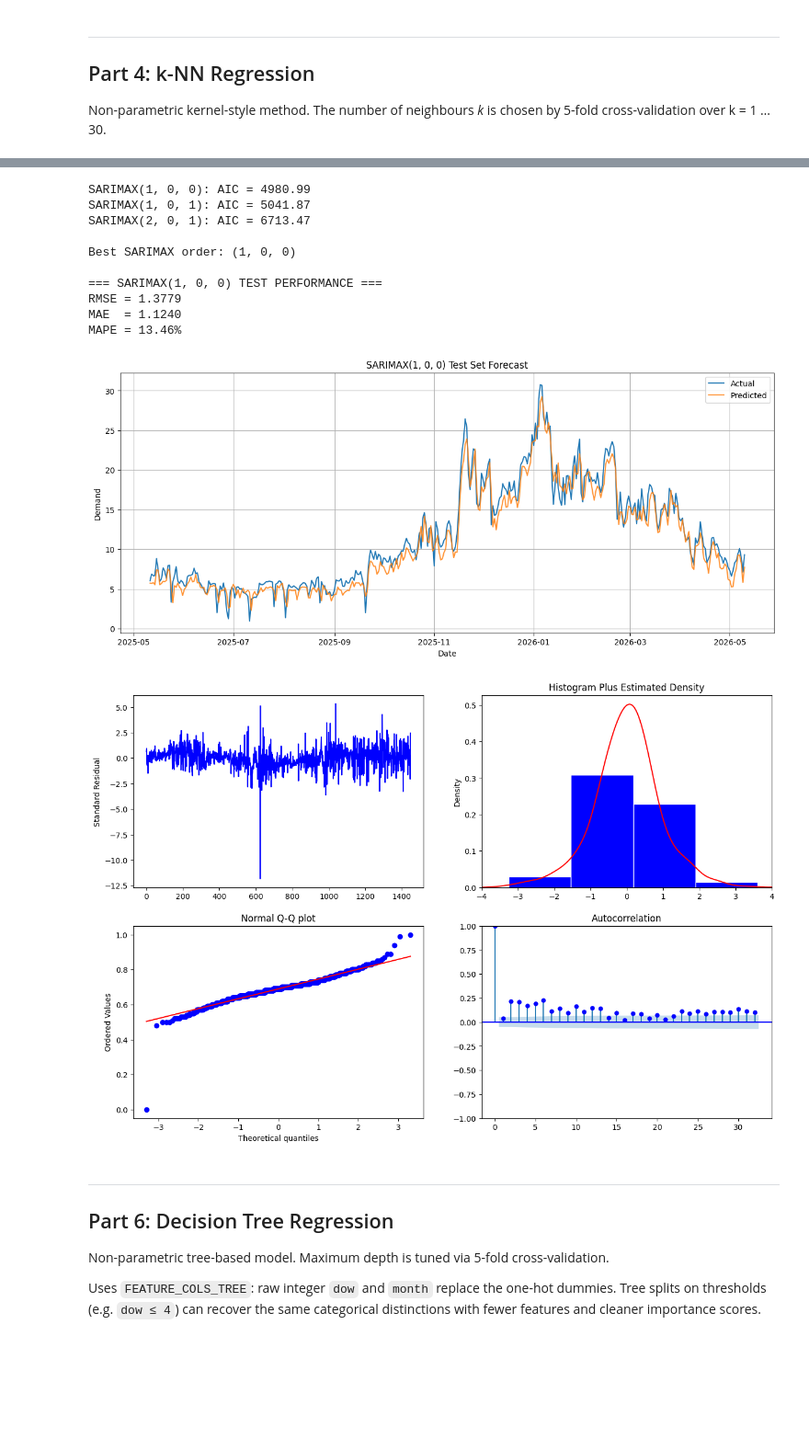
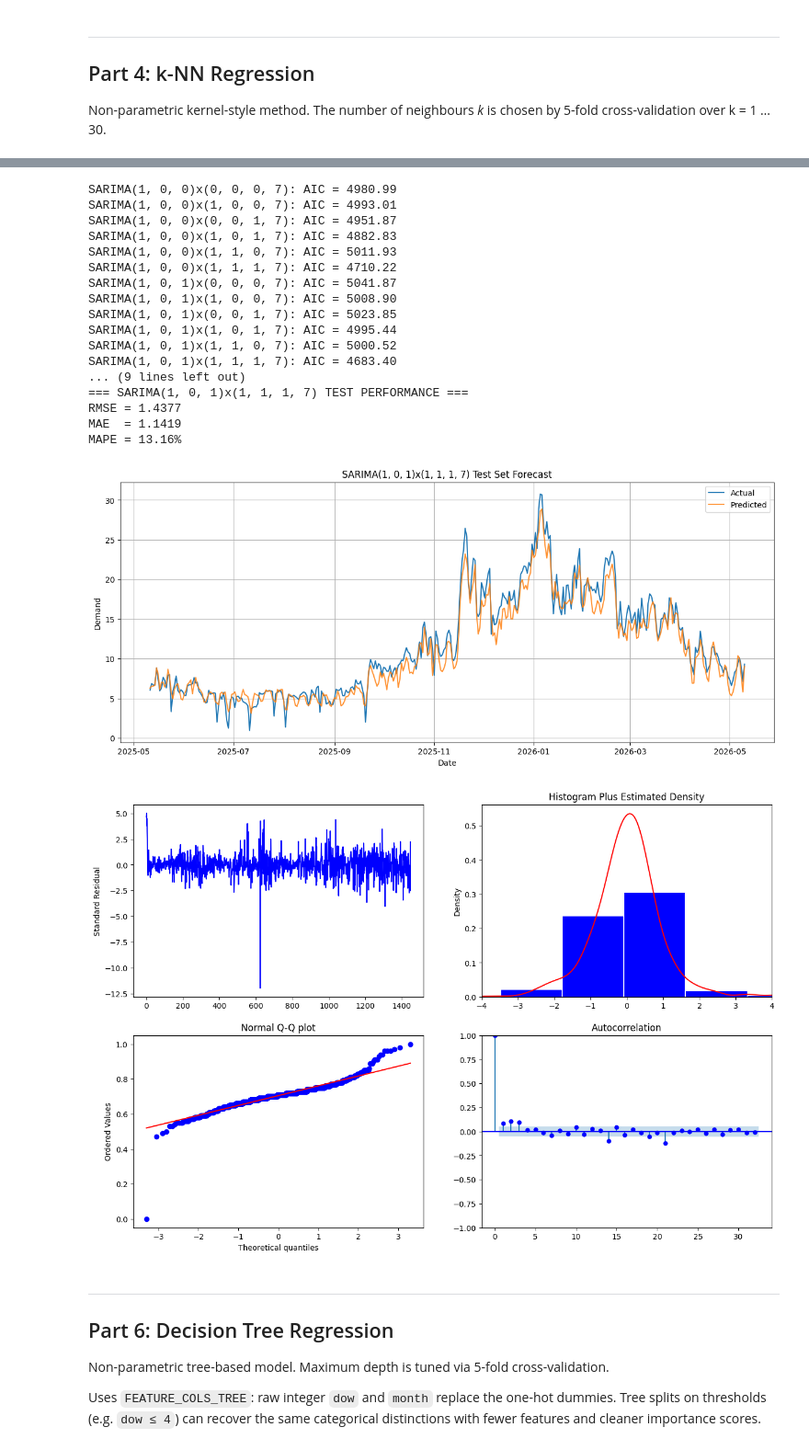
Before and after one commit to stanislavmakushynski/SE_LDZ_daily_gas_stock, a Jupyter notebook: main.ipynb, the cells around one changed output, grey strips where cells are left out. Shown at 92% size. Saved outputs shown, nothing was run; the diff lists cells and outputs as text; code cells hidden in the pictures; blank space fills up the shorter version.

Commit message:
more sarimax; rnn

```diff
--- a/main.ipynb
+++ b/main.ipynb
@@ -254,7 +257,7 @@ k_values = range(1, 41)
 cv_rmse = []
 for k in k_values:
     pipe = Pipeline([('scaler', RobustScaler()),
-                     ('model', KNeighborsRegressor(n_neighbors=k))])
+                     ('model', KNeighborsRegressor(n_neighbors=k, p=1))])
     scores = cross_val_score(
         pipe, X_train, y_train, cv=kf, scoring='neg_mean_squared_error'
     )
@@ -274,7 +277,7 @@ plt.grid(True)
 plt.show()
 
 knn_best = Pipeline([('scaler', RobustScaler()),
-                     ('model', KNeighborsRegressor(n_neighbors=best_k))])
+                     ('model', KNeighborsRegressor(n_neighbors=best_k, p=1))])
 knn_best.fit(X_train, y_train)
 y_pred_train_knn = knn_best.predict(X_train)
 y_pred_test_knn = knn_best.predict(X_test)
@@ -298,42 +305,56 @@ Seasonal ARIMA with exogenous regressors (SARIMAX). Weather, calendar, and lag f
 # %%
-orders = [(1, 0, 0), (1, 0, 1), (2, 0, 1)]
+arima_orders = [(1, 0, 0), (1, 0, 1), (0, 0, 1)]
+seasonal_orders = [(0, 0, 0, 7), (1, 0, 0, 7), (0, 0, 1, 7), (1, 0, 1, 7), (1, 1, 0, 7), (1, 1, 1, 7)]
+
 aic_scores = {}
-for order in orders:
-    try:
-        res = SARIMAX(y_train, exog=X_train, order=order, trend='c').fit(disp=False)
-        aic_scores[order] = res.aic
-        print(f'SARIMAX{order}: AIC = {res.aic:.2f}')
-    except Exception as e:
-        print(f'SARIMAX{order}: failed ({e})')
+for order in arima_orders:
+    for s_order in seasonal_orders:
+        key = (order, s_order)
+        try:
+            res = SARIMAX(y_train, exog=X_train, order=order,
+                          seasonal_order=s_order, trend='c').fit(disp=False)
+            aic_scores[key] = res.aic
+            print(f'SARIMA{order}x{s_order}: AIC = {res.aic:.2f}')
+        except Exception as e:
+            print(f'SARIMA{order}x{s_order}: failed ({e})')
 
-best_order = min(aic_scores, key=aic_scores.get)
-print(f'\nBest SARIMAX order: {best_order}')
+best_key = min(aic_scores, key=aic_scores.get)
+best_order, best_s_order = best_key
+print(f'\nBest order: SARIMA{best_order}x{best_s_order}')
 
-sarimax_fit = SARIMAX(y_train, exog=X_train, order=best_order, trend='c').fit(disp=False)
+sarimax_fit = SARIMAX(y_train, exog=X_train, order=best_order,
+                      seasonal_order=best_s_order, trend='c').fit(disp=False)
 
 y_pred_train_sarimax = sarimax_fit.fittedvalues
 forecast_obj = sarimax_fit.get_forecast(steps=len(y_test), exog=X_test)
 y_pred_test_sarimax = forecast_obj.predicted_mean
 
 predictions['SARIMAX'] = {'train': y_pred_train_sarimax, 'test': y_pred_test_sarimax}
-print(f'\n=== SARIMAX{best_order} TEST PERFORMANCE ===')
+print(f'\n=== SARIMA{best_order}x{best_s_order} TEST PERFORMANCE ===')
 evaluate(y_test, y_pred_test_sarimax, 'SARIMAX')
-plot_forecast(y_test, y_pred_test_sarimax, f'SARIMAX{best_order} Test Set Forecast')
+plot_forecast(y_test, y_pred_test_sarimax, f'SARIMA{best_order}x{best_s_order} Test Set Forecast')
 
 bijan.eplot(sarimax_fit.resid)
 # %% [output]
-SARIMAX(1, 0, 0): AIC = 4980.99
-SARIMAX(1, 0, 1): AIC = 5041.87
-SARIMAX(2, 0, 1): AIC = 6713.47
-
-Best SARIMAX order: (1, 0, 0)
-
-=== SARIMAX(1, 0, 0) TEST PERFORMANCE ===
-RMSE = 1.3779
-MAE  = 1.1240
-MAPE = 13.46%
+SARIMA(1, 0, 0)x(0, 0, 0, 7): AIC = 4980.99
+SARIMA(1, 0, 0)x(1, 0, 0, 7): AIC = 4993.01
+SARIMA(1, 0, 0)x(0, 0, 1, 7): AIC = 4951.87
+SARIMA(1, 0, 0)x(1, 0, 1, 7): AIC = 4882.83
+SARIMA(1, 0, 0)x(1, 1, 0, 7): AIC = 5011.93
+SARIMA(1, 0, 0)x(1, 1, 1, 7): AIC = 4710.22
+SARIMA(1, 0, 1)x(0, 0, 0, 7): AIC = 5041.87
+SARIMA(1, 0, 1)x(1, 0, 0, 7): AIC = 5008.90
+SARIMA(1, 0, 1)x(0, 0, 1, 7): AIC = 5023.85
+SARIMA(1, 0, 1)x(1, 0, 1, 7): AIC = 4995.44
+SARIMA(1, 0, 1)x(1, 1, 0, 7): AIC = 5000.52
+SARIMA(1, 0, 1)x(1, 1, 1, 7): AIC = 4683.40
+... (9 lines left out)
+=== SARIMA(1, 0, 1)x(1, 1, 1, 7) TEST PERFORMANCE ===
+RMSE = 1.4377
+MAE  = 1.1419
+MAPE = 13.16%
-[figure, old version]
+[figure, new version]
-[figure, old version]
+[figure, new version]
 # %% [markdown]
 ---
 ## Part 6: Decision Tree Regression
```
Also changed, not shown: parts of 14 cells of this notebook.
